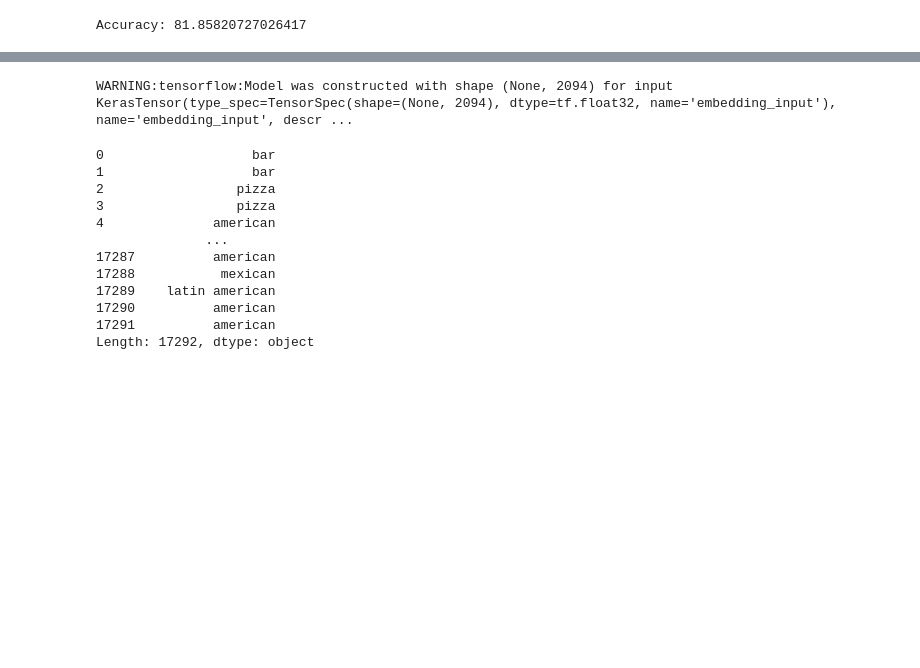
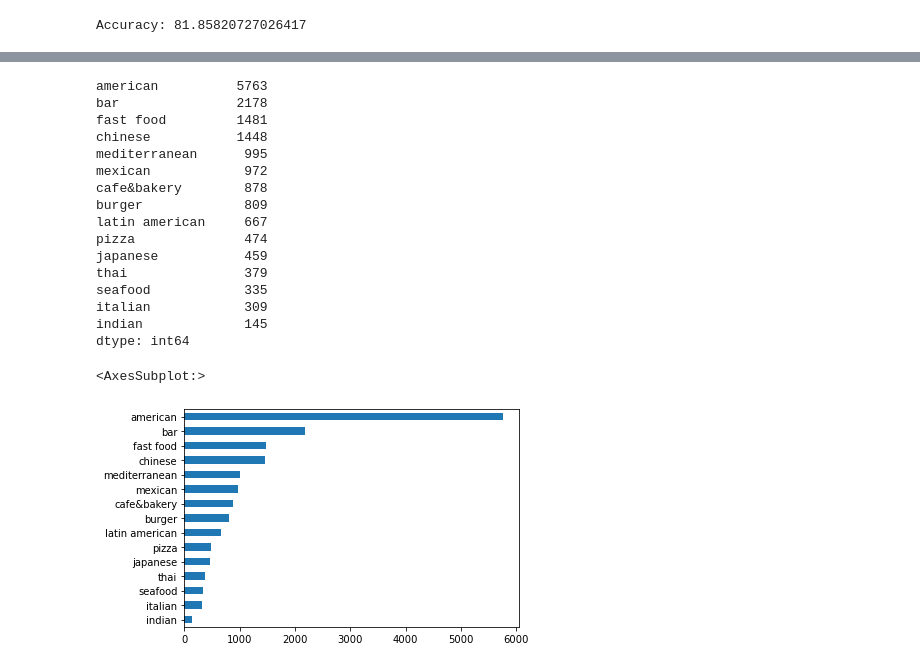
Before and after one commit to swami84/NLP_Text-Classification, a Jupyter notebook: notebooks/Rest Type Classification Model.ipynb, the cells around one changed output, grey strips where cells are left out. Drawn from its saved outputs; the diff is of its cells as text; code cells hidden in the pictures; blank space fills up the shorter version.

Commit message:
Edited Notebooks and added 2 plots

```diff
--- a/notebooks/Rest Type Classification Model.ipynb
+++ b/notebooks/Rest Type Classification Model.ipynb
@@ -529,24 +529,29 @@ df_uncategorized_rest_types = df_clean_rest_attr.join(df_attrs_top, 'place_id',
 df_uncategorized_rest_types_combined = clean_reviews(df_uncategorized_rest_types, df_reviews)
 df_uncategorized_rest_types_token = tokenize(df_uncategorized_rest_types_combined)
 x = [row.words_clean for row in df_uncategorized_rest_types_token.select('words_clean').collect()]
-# [x_unk] , total_words,max_len,token = prep_data([x]) # Need to just perform text to sequences rather than token.fir
+x_token = token.texts_to_sequences(x)
+x_unk = pad_sequences(x_token, maxlen=max_len, padding='post', truncating='post')
 # %%
 pred_df = pd.DataFrame(model.predict(x_unk, batch_size=128), columns = classes)
 preds = pred_df.idxmax(axis=1)
-# y_pred = preds.values
-
-preds
+print(preds.value_counts())
+preds.value_counts().sort_values().plot(kind = 'barh')
 # %% [output]
-WARNING:tensorflow:Model was constructed with shape (None, 2094) for input KerasTensor(type_spec=TensorSpec(shape=(None, 2094), dtype=tf.float32, name='embedding_input'), name='embedding_input', descr ...
+american          5763
+bar               2178
+fast food         1481
+chinese           1448
+mediterranean      995
+mexican            972
+cafe&bakery        878
+burger             809
+latin american     667
+pizza              474
+japanese           459
+thai               379
+seafood            335
+italian            309
+indian             145
+dtype: int64
-0                   bar
-1                   bar
-2                 pizza
-3                 pizza
-4              american
-              ...
-17287          american
-17288           mexican
-17289    latin american
-17290          american
-17291          american
-Length: 17292, dtype: object
+<AxesSubplot:>
+[figure, added]
```
Also changed, not shown: parts of 1 cell of this notebook.
